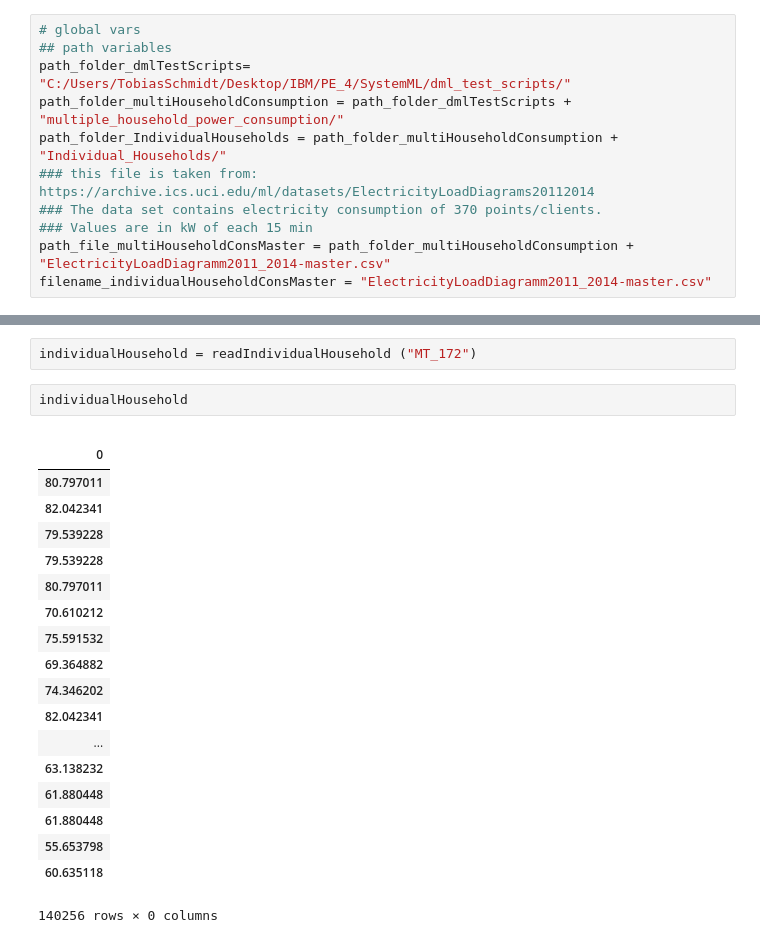
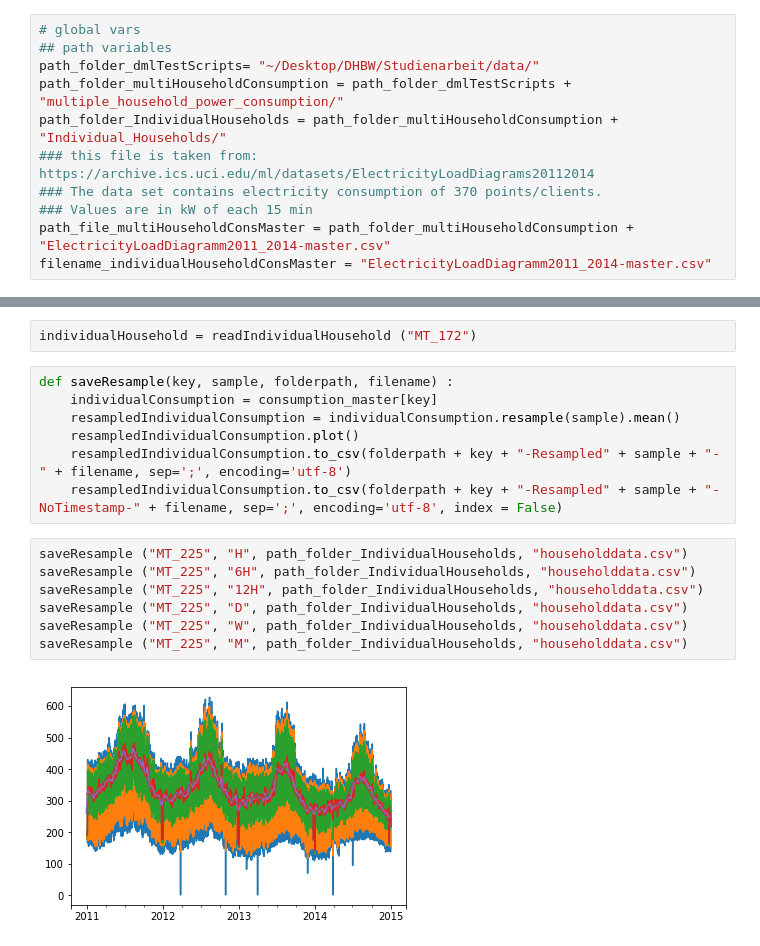
Before and after one commit to TobiasSchmidtDE/arima-dev, a Jupyter notebook: notebooks/ElectricityLoadDiagramm.ipynb, the cells around one changed output, grey strips where cells are left out. Cells and saved outputs as stored; diff of their text form.

```diff
--- a/notebooks/ElectricityLoadDiagramm.ipynb
+++ b/notebooks/ElectricityLoadDiagramm.ipynb
@@ -9,7 +9,7 @@ import pandas as pd
 # %%
 # global vars
 ## path variables
-path_folder_dmlTestScripts= "C:/Users/TobiasSchmidt/Desktop/IBM/PE_4/SystemML/dml_test_scripts/"
+path_folder_dmlTestScripts= "~/Desktop/DHBW/Studienarbeit/data/"
 path_folder_multiHouseholdConsumption = path_folder_dmlTestScripts + "multiple_household_power_consumption/"
 path_folder_IndividualHouseholds = path_folder_multiHouseholdConsumption + "Individual_Households/"
 ### this file is taken from: https://archive.ics.uci.edu/ml/datasets/ElectricityLoadDiagrams20112014
@@ -118,25 +118,19 @@ def readIndividualHousehold (key):
                  index_col=[0], header = None)
 # %%
 individualHousehold = readIndividualHousehold ("MT_172")
-# %%
-individualHousehold
-# %% [output]
-|  |
-| 0 |
-| 80.797011 |
-| 82.042341 |
-| 79.539228 |
-| 79.539228 |
-| 80.797011 |
-| 70.610212 |
-| 75.591532 |
-| 69.364882 |
-| 74.346202 |
-| 82.042341 |
-| ... |
-| 63.138232 |
-| 61.880448 |
-| 61.880448 |
-| 55.653798 |
-| 60.635118 |
-140256 rows × 0 columns
+# %%
+def saveResample(key, sample, folderpath, filename) :
+    individualConsumption = consumption_master[key]
+    resampledIndividualConsumption = individualConsumption.resample(sample).mean()
+    resampledIndividualConsumption.plot()
+    resampledIndividualConsumption.to_csv(folderpath + key + "-Resampled" + sample + "-" + filename, sep=';', encoding='utf-8')
+    resampledIndividualConsumption.to_csv(folderpath + key + "-Resampled" + sample + "-NoTimestamp-" + filename, sep=';', encoding='utf-8', index = False)
+# %%
+saveResample ("MT_225", "H", path_folder_IndividualHouseholds, "householddata.csv")
+saveResample ("MT_225", "6H", path_folder_IndividualHouseholds, "householddata.csv")
+saveResample ("MT_225", "12H", path_folder_IndividualHouseholds, "householddata.csv")
+saveResample ("MT_225", "D", path_folder_IndividualHouseholds, "householddata.csv")
+saveResample ("MT_225", "W", path_folder_IndividualHouseholds, "householddata.csv")
+saveResample ("MT_225", "M", path_folder_IndividualHouseholds, "householddata.csv")
+# %% [output]
+[figure, added]
```
Also changed, not shown: parts of 3 cells of this notebook, 35 other files.
